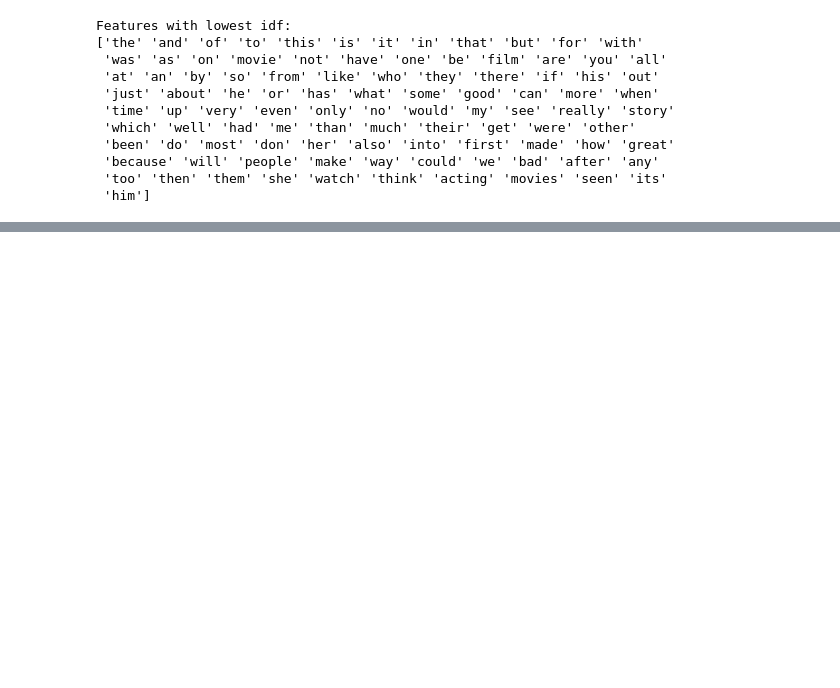
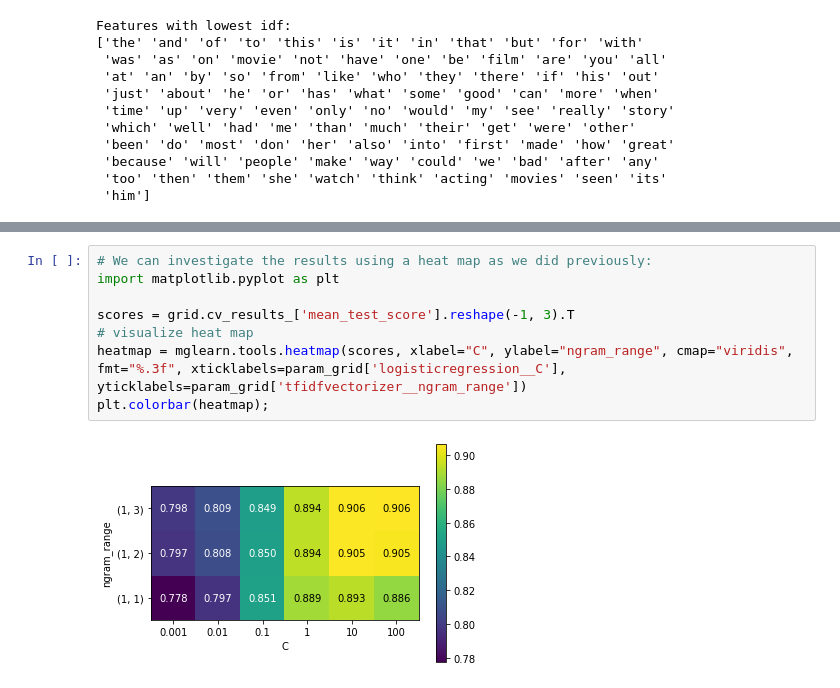
Before and after one commit to scottzig/ml-python-muller-guido, a Jupyter notebook: chapter_7.ipynb, the cells around one changed output, grey strips where cells are left out. Saved outputs shown, nothing was run; the diff lists cells and outputs as text; blank space fills up the shorter version.

```diff
--- a/chapter_7.ipynb
+++ b/chapter_7.ipynb
@@ -339,0 +409,10 @@ Features with lowest idf:
+# %%
+# We can investigate the results using a heat map as we did previously:
+import matplotlib.pyplot as plt
+
+scores = grid.cv_results_['mean_test_score'].reshape(-1, 3).T
+# visualize heat map
+heatmap = mglearn.tools.heatmap(scores, xlabel="C", ylabel="ngram_range", cmap="viridis", fmt="%.3f", xticklabels=param_grid['logisticregression__C'], yticklabels=param_grid['tfidfvectorizer__ngram_range'])
+plt.colorbar(heatmap);
+# %% [output]
+[figure, added]
```
Also changed, not shown: parts of 28 cells of this notebook.
